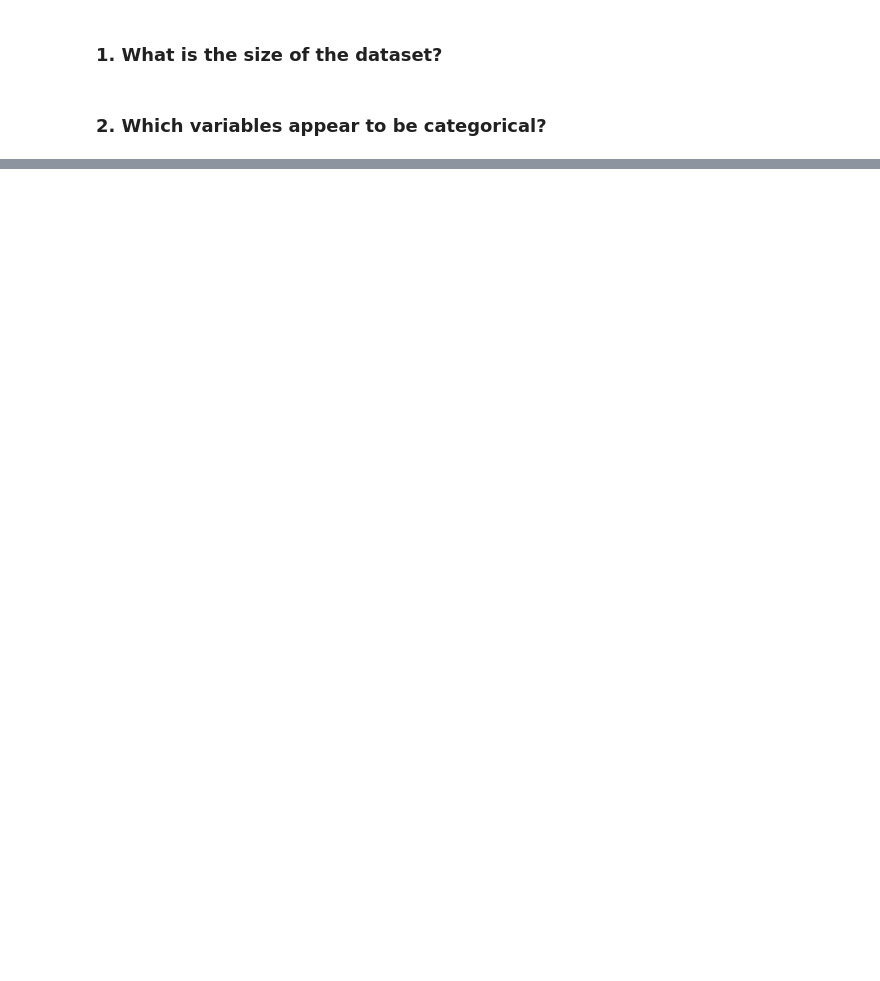
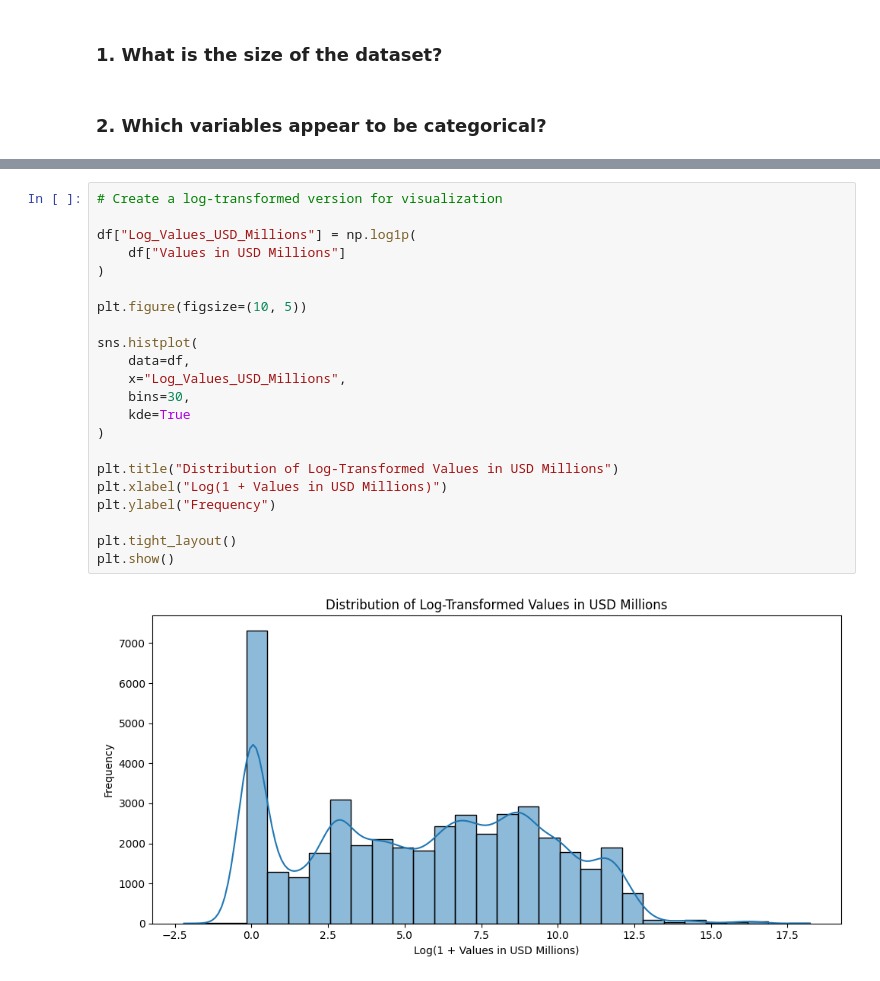
Before and after one commit to ejazurrehman/Islamic_Fintech_Working_Notebooks, a Jupyter notebook: Islamic_FinTech_Final_Paper_ODD.ipynb, the cells around one changed output, grey strips where cells are left out. Saved outputs shown, nothing was run; the diff lists cells and outputs as text; blank space fills up the shorter version.

```diff
--- a/Islamic_FinTech_Final_Paper_ODD.ipynb
+++ b/Islamic_FinTech_Final_Paper_ODD.ipynb
@@ -217,0 +881,24 @@ dtype: int64
+# %%
+# Create a log-transformed version for visualization
+
+df["Log_Values_USD_Millions"] = np.log1p(
+    df["Values in USD Millions"]
+)
+
+plt.figure(figsize=(10, 5))
+
+sns.histplot(
+    data=df,
+    x="Log_Values_USD_Millions",
+    bins=30,
+    kde=True
+)
+
+plt.title("Distribution of Log-Transformed Values in USD Millions")
+plt.xlabel("Log(1 + Values in USD Millions)")
+plt.ylabel("Frequency")
+
+plt.tight_layout()
+plt.show()
+# %% [output]
+[figure, added]
```
Also changed, not shown: parts of 123 cells of this notebook.
